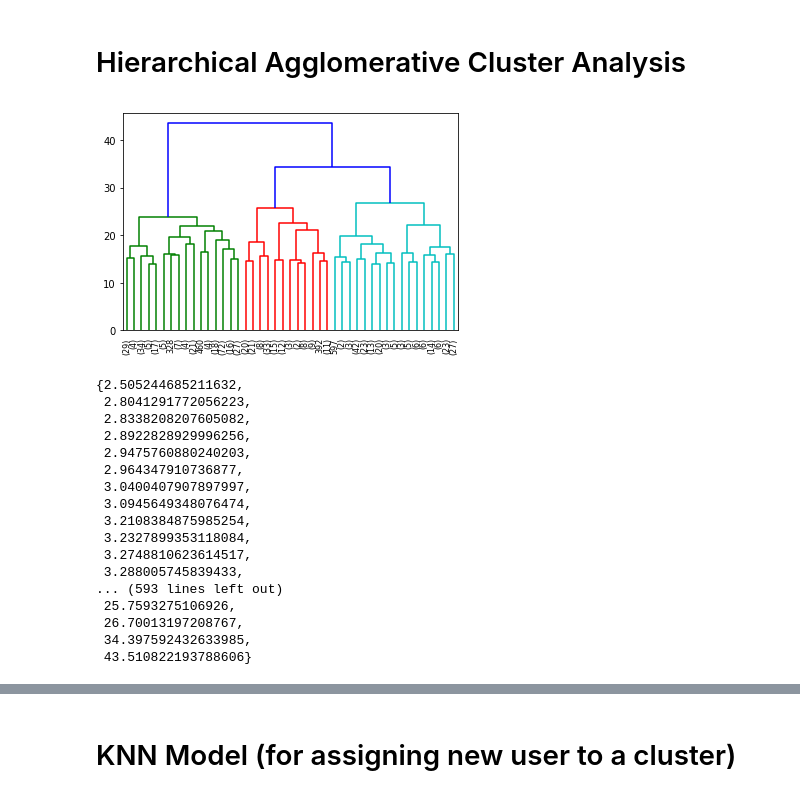
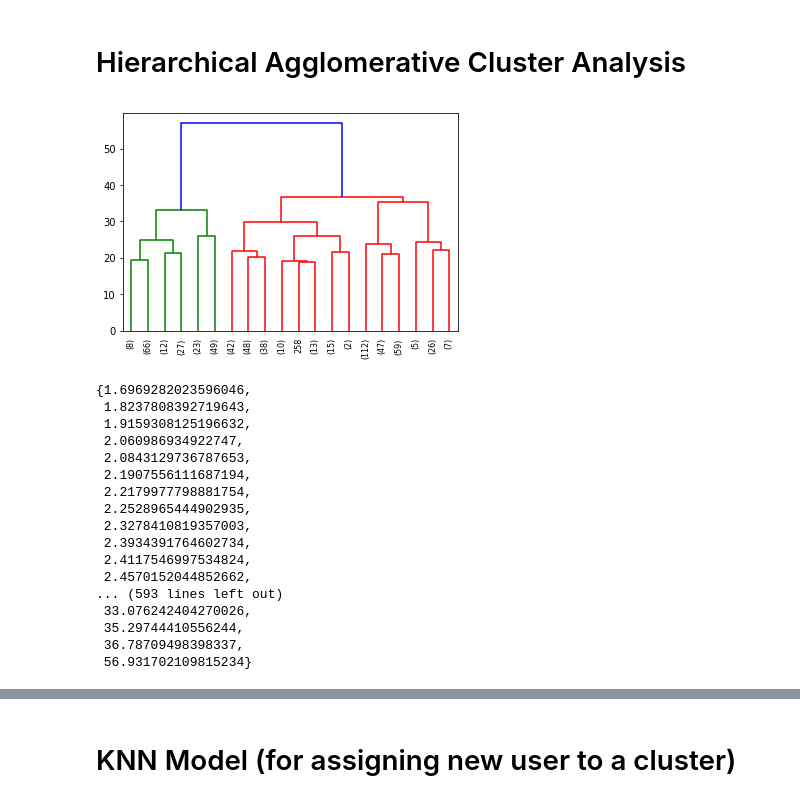
Before and after one commit to DRyanMiller/Overcoming-Echo-Chambers-in-Recommendation-Systems, a Jupyter notebook: notebooks/Final_Project_Test.ipynb, the cells around one changed output, grey strips where cells are left out. Saved outputs shown, nothing was run; the diff lists cells and outputs as text; code cells hidden in the pictures.

```diff
--- a/notebooks/Final_Project_Test.ipynb
+++ b/notebooks/Final_Project_Test.ipynb
@@ -28,7 +28,7 @@ movie_ratings = movie_ratings.drop('timestamp')
 # %%
 als_model =  ALS(userCol="userId", itemCol="movieId", ratingCol="rating", coldStartStrategy="drop")
 
-params = ParamGridBuilder().addGrid(als_model.regParam, [0.1, 0.01, 0.001]).addGrid(als_model.rank, [39, 40, 41]).build()
+params = ParamGridBuilder().addGrid(als_model.regParam, [0.15]).addGrid(als_model.rank, [42]).build()
 evaluator = RegressionEvaluator(metricName="rmse", labelCol="rating",
                                 predictionCol="prediction")
 ## instantiating crossvalidator estimator
@@ -160,41 +140,41 @@ rec_pdf_scaled = scaler.fit_transform(rec_pdf_unstacked)
 # %%
 from scipy.cluster.hierarchy import dendrogram, linkage
 from scipy.cluster.hierarchy import cophenet
 from scipy.spatial.distance import pdist
 import matplotlib.pyplot as plt
 %matplotlib inline
 
-z = linkage(rec_pdf_scaled, 'ward') # Ward linkage used to produce tightly knit clusters
+z = linkage(rec_pdf_scaled, 'ward', metric = 'euclidean') # Ward linkage used to produce tightly knit clusters
 c, coph_dist = cophenet(z, pdist(rec_pdf_scaled))
 dendrogram(z,
           leaf_rotation=90,
           leaf_font_size = 8.,
           truncate_mode='lastp',
-          p=45)
+          p=20)
 plt.show()
 # %% [output]
-[figure, old version]
+[figure, new version]
 # %%
 coph_dist.sort()
 set(coph_dist)
 # %% [output]
-{2.505244685211632,
- 2.8041291772056223,
- 2.8338208207605082,
- 2.8922828929996256,
- 2.9475760880240203,
- 2.964347910736877,
- 3.0400407907897997,
- 3.0945649348076474,
- 3.2108384875985254,
- 3.2327899353118084,
- 3.2748810623614517,
- 3.288005745839433,
+{1.6969282023596046,
+ 1.8237808392719643,
+ 1.9159308125196632,
+ 2.060986934922747,
+ 2.0843129736787653,
+ 2.1907556111687194,
+ 2.2179977798881754,
+ 2.2528965444902935,
+ 2.3278410819357003,
+ 2.3934391764602734,
+ 2.4117546997534824,
+ 2.4570152044852662,
 ... (593 lines left out)
- 25.7593275106926,
- 26.70013197208767,
- 34.397592432633985,
- 43.510822193788606}
+ 33.076242404270026,
+ 35.29744410556244,
+ 36.78709498398337,
+ 56.931702109815234}
 # %%
 from sklearn.cluster import AgglomerativeClustering
 from sklearn.neighbors import KernelDensity
```
Also changed, not shown: parts of 62 cells of this notebook.
